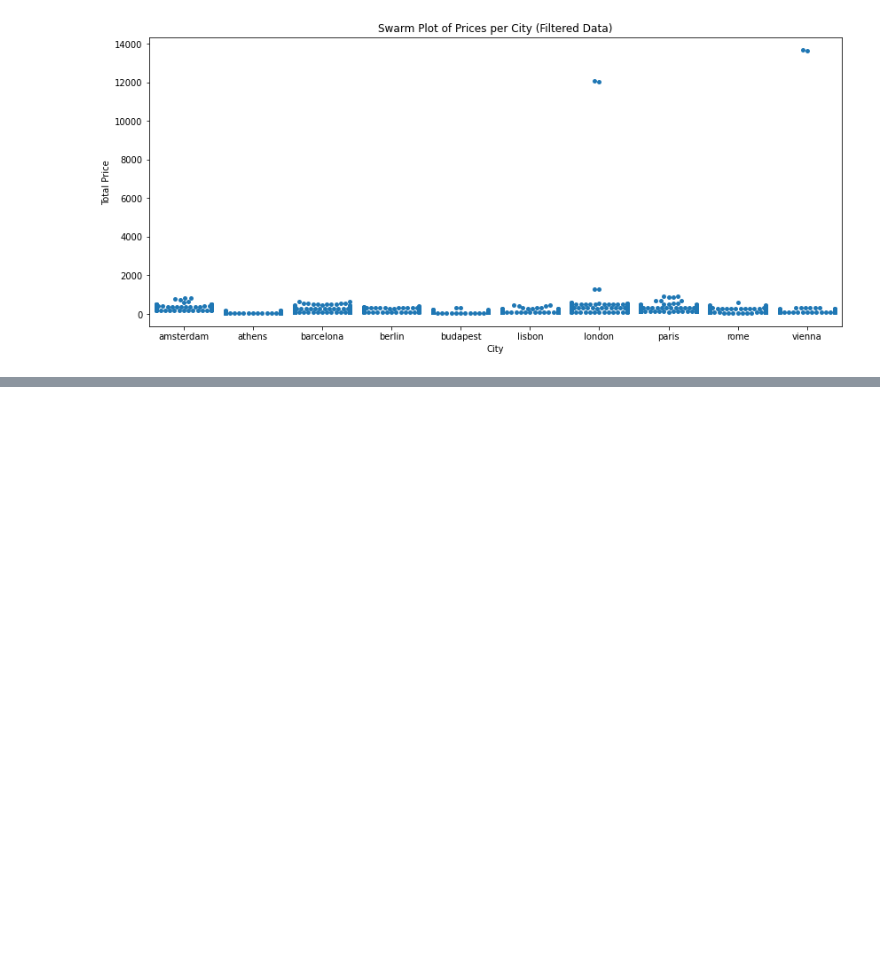
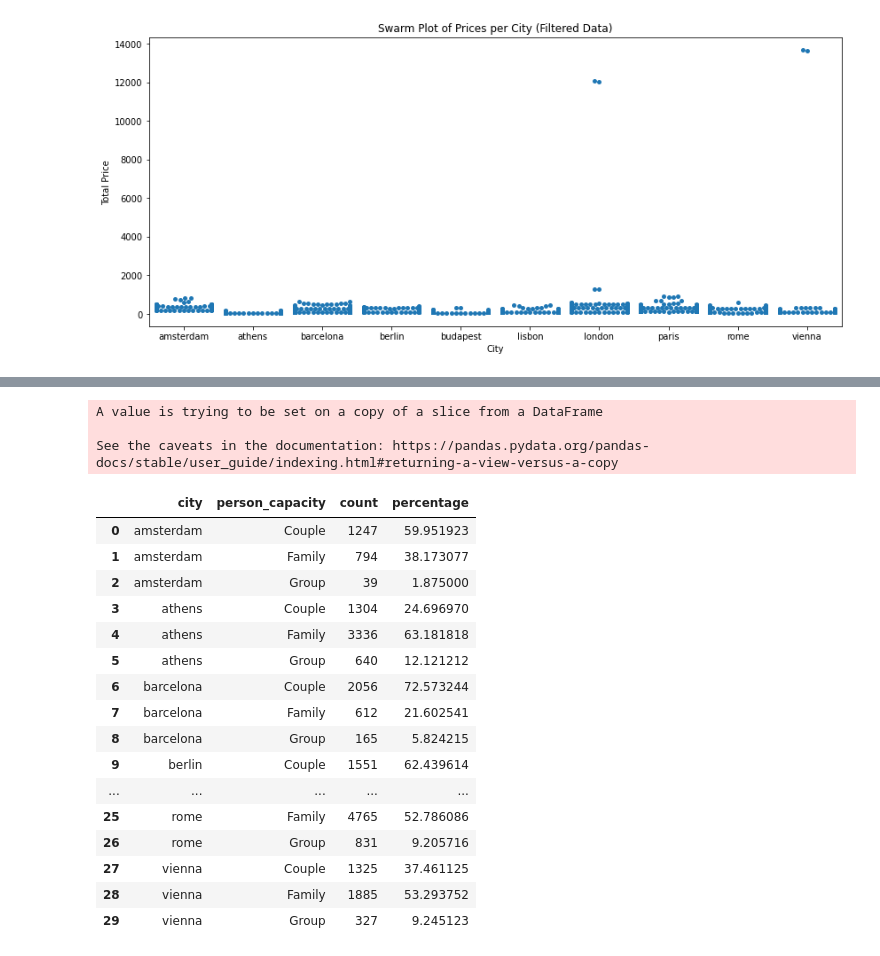
Before and after one commit to com-480-data-visualization/project-2023-les-zinzins, a Jupyter notebook: EDA.ipynb, the cells around one changed output, grey strips where cells are left out. Drawn from its saved outputs; the diff is of its cells as text; code cells hidden in the pictures; blank space fills up the shorter version.

Commit message:
Try Group 1

```diff
--- a/EDA.ipynb
+++ b/EDA.ipynb
@@ -353,0 +358,45 @@ plt.show()
+# %%
+df["person_capacity"].loc[df["person_capacity"] == 2] = "Couple"
+df["person_capacity"].loc[((df["person_capacity"] == 3) | (df["person_capacity"] == 4) | (df["person_capacity"] == 5))] = "Family"
+df["person_capacity"].loc[df["person_capacity"] == 6] = "Group"
+# %% [output]
+A value is trying to be set on a copy of a slice from a DataFrame
+
+See the caveats in the documentation: https://pandas.pydata.org/pandas-docs/stable/user_guide/indexing.html#returning-a-view-versus-a-copy
+# %%
+# Count nmber of rows with same person capacity and city
+df2 = df.groupby(["city", "person_capacity"]).size()
+# %%
+df2 = pd.DataFrame(df2)
+# %%
+# rename column of df2 to count
+df2 = df2.rename(columns={0: "count"})
+# %%
+# Reset the index
+df2.reset_index(inplace=True)
+
+# Calculate total count for each city
+total_count = df2.groupby('city')['count'].transform('sum')
+
+# Create the 'percentage' column
+df2['percentage'] = df2['count'] / total_count * 100
+# %%
+df2
+# %% [output]
+|  | city | person_capacity | count | percentage |
+| 0 | amsterdam | Couple | 1247 | 59.951923 |
+| 1 | amsterdam | Family | 794 | 38.173077 |
+| 2 | amsterdam | Group | 39 | 1.875000 |
+| 3 | athens | Couple | 1304 | 24.696970 |
+| 4 | athens | Family | 3336 | 63.181818 |
+| 5 | athens | Group | 640 | 12.121212 |
+| 6 | barcelona | Couple | 2056 | 72.573244 |
+| 7 | barcelona | Family | 612 | 21.602541 |
+| 8 | barcelona | Group | 165 | 5.824215 |
+| 9 | berlin | Couple | 1551 | 62.439614 |
+| ... | ... | ... | ... | ... |
+| 25 | rome | Family | 4765 | 52.786086 |
+| 26 | rome | Group | 831 | 9.205716 |
+| 27 | vienna | Couple | 1325 | 37.461125 |
+| 28 | vienna | Family | 1885 | 53.293752 |
+| 29 | vienna | Group | 327 | 9.245123 |
```
Also changed, not shown: parts of 5 cells of this notebook, 2 other files.
